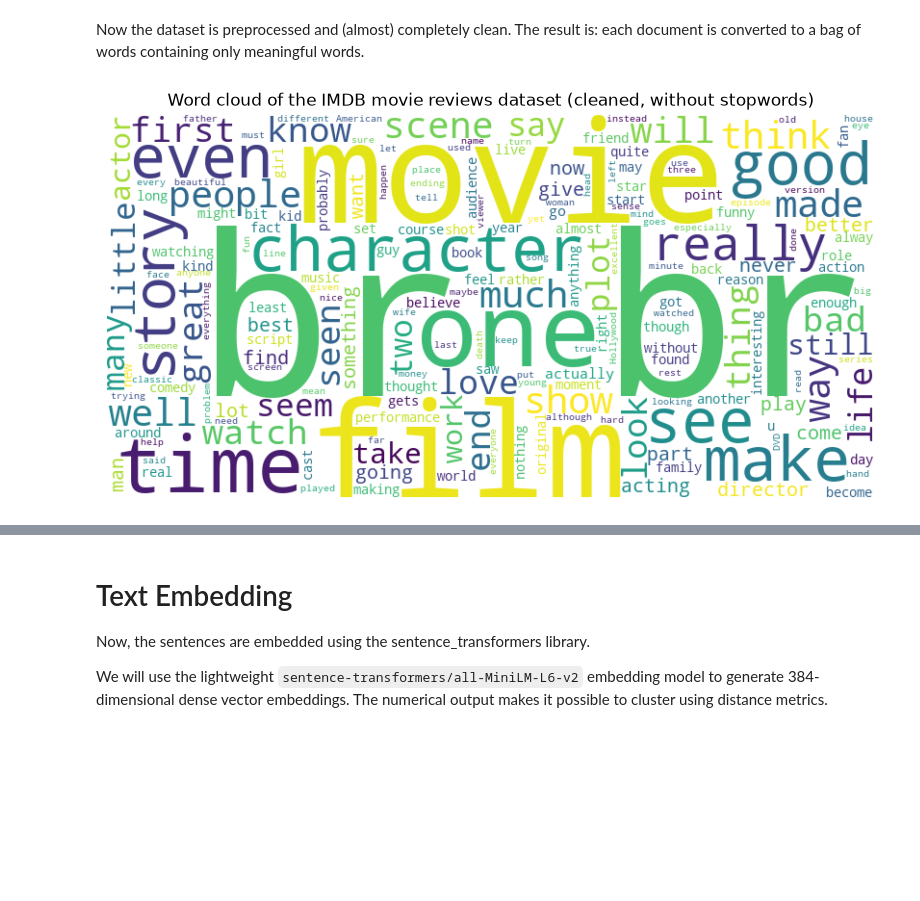
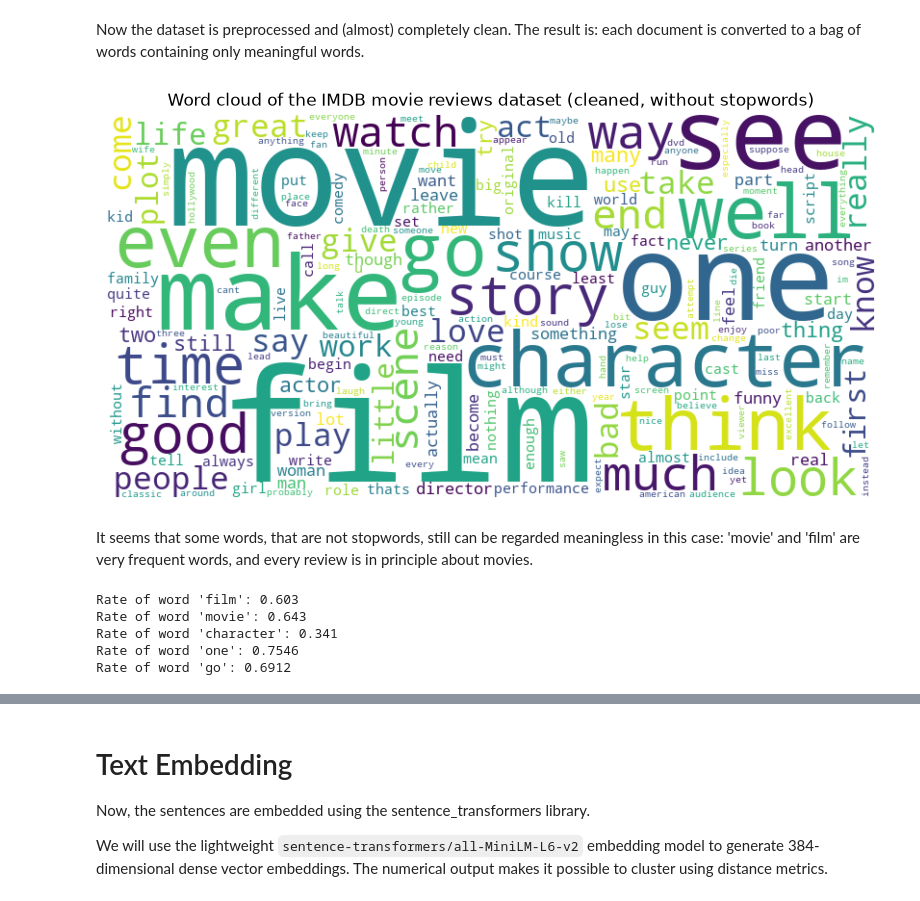
Before and after one commit to danielgg1/IMDB-Text-Clustering, a Jupyter notebook: report.ipynb, the cells around one changed output, grey strips where cells are left out. Cells and saved outputs as stored; diff of their text form; code cells hidden in the pictures; blank space fills up the shorter version.

Commit message:
update preprocessing and embeddings

```diff
--- a/report.ipynb
+++ b/report.ipynb
@@ -124,5 +138,5 @@ def preprocess_document(doc: str):
 
     return doc
 # %%
-df["review"] = tqdm(df["review"].apply(preprocess_document))
+df["review_preprocessed"] = tqdm(df["review"].apply(preprocess_document))
 # This takes a long time.
@@ -151,14 +146,27 @@ df
 Now the dataset is preprocessed and (almost) completely clean. The result is: each document is converted to a bag of words containing only meaningful words.
 # %%
 # Creating a wordcloud of the entire dataset
-text = " ".join(df["review"].astype(str).tolist())
+text = " ".join(df["review_preprocessed"].astype(str).tolist())
 
 wordcloud = WordCloud(width = 800, height = 400, background_color='white').generate(text)
 
 plt.figure(figsize=(10, 5))
 plt.imshow(wordcloud, interpolation='bilinear')
 plt.axis('off')
 plt.title("Word cloud of the IMDB movie reviews dataset (cleaned, without stopwords)")
 plt.show()
 # %% [output]
-[figure, old version]
+[figure, new version]
+# %% [markdown]
+It seems that some words, that are not stopwords, still can be regarded meaningless in this case: 'movie' and 'film' are very frequent words, and every review is in principle about movies.
+# %%
+frequentwords = ["film", "movie", "character", "one", "go"]
+
+for word in frequentwords:
+    print(f"Rate of word '{word}':", len([1 for doc in df["review"] if word in doc]) / len(df))
+# %% [output]
+Rate of word 'film': 0.603
+Rate of word 'movie': 0.643
+Rate of word 'character': 0.341
+Rate of word 'one': 0.7546
+Rate of word 'go': 0.6912
```
Also changed, not shown: parts of 21 cells of this notebook, 2 other files.
